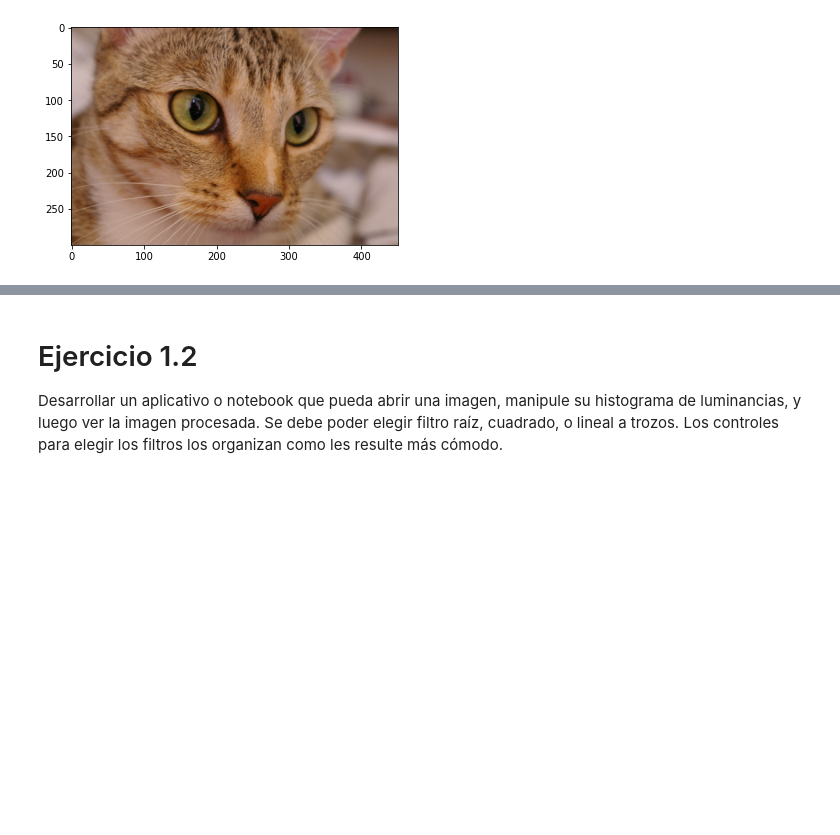
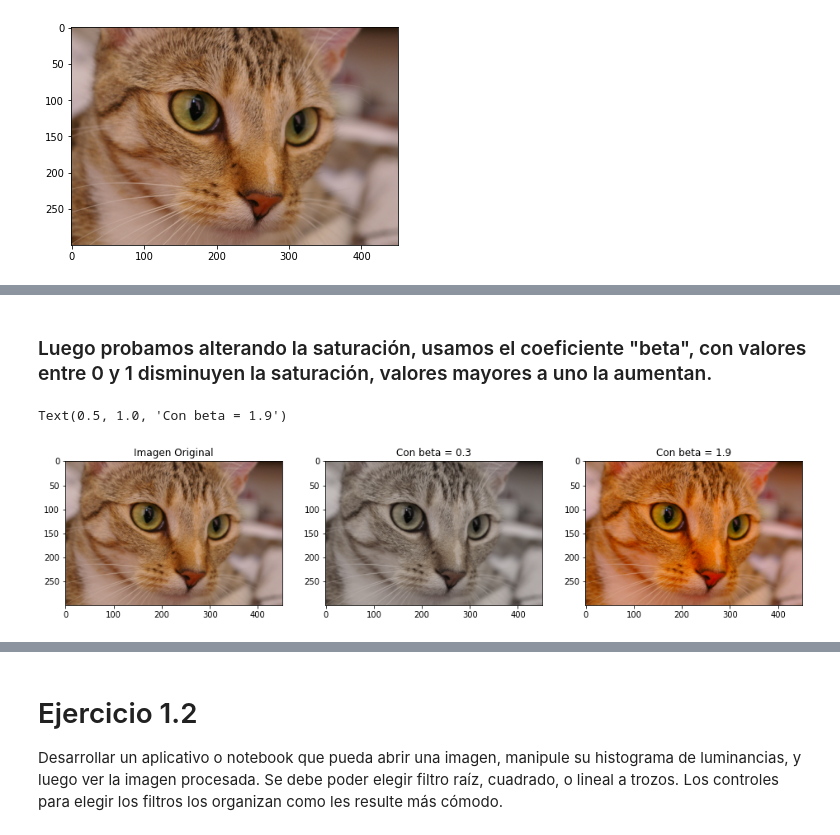
Before and after one commit to chino1504/diplodatos, a Jupyter notebook: pdi/PDI_TP.ipynb, the cells around one changed output, grey strips where cells are left out. Drawn from its saved outputs; the diff is of its cells as text; code cells hidden in the pictures; blank space fills up the shorter version.

```diff
--- a/pdi/PDI_TP.ipynb
+++ b/pdi/PDI_TP.ipynb
@@ -89,0 +84,24 @@ Text(0.5, 1.0, 'Imagen reconvertida a RGB')
+# %% [markdown]
+### Luego probamos alterando la saturación, usamos el coeficiente "beta", con valores entre 0 y 1 disminuyen la saturación, valores mayores a uno la aumentan.
+# %%
+beta1 = 0.3
+beta2 = 1.9
+
+img_yiq_1 = change_yiq(img_yiq, beta=beta1)
+img_yiq_2 = change_yiq(img_yiq, beta=beta2)
+
+# Luego de aplicar los cambios a la imagen YIQ, la convertimos a RGB bytes.
+img_rgb_1 = (np.clip(apply_matrix(img_yiq_1, yiq_to_rgb), 0, 1)*255).astype(int)
+img_rgb_2 = (np.clip(apply_matrix(img_yiq_2, yiq_to_rgb), 0, 1)*255).astype(int)
+
+# Graficamos la imagen original junto a las dos alteraciones.
+fig, axes = plt.subplots(1, 3, figsize=(16,8))
+axes[0].imshow(img_rgb_normalizada)
+axes[0].set_title('Imagen Original')
+axes[1].imshow(img_rgb_1)
+axes[1].set_title('Con beta = ' + str(beta1))
+axes[2].imshow(img_rgb_2)
+axes[2].set_title('Con beta = ' + str(beta2))
+# %% [output]
+Text(0.5, 1.0, 'Con beta = 1.9')
+[figure, added]
```
Also changed, not shown: parts of 9 cells of this notebook.
